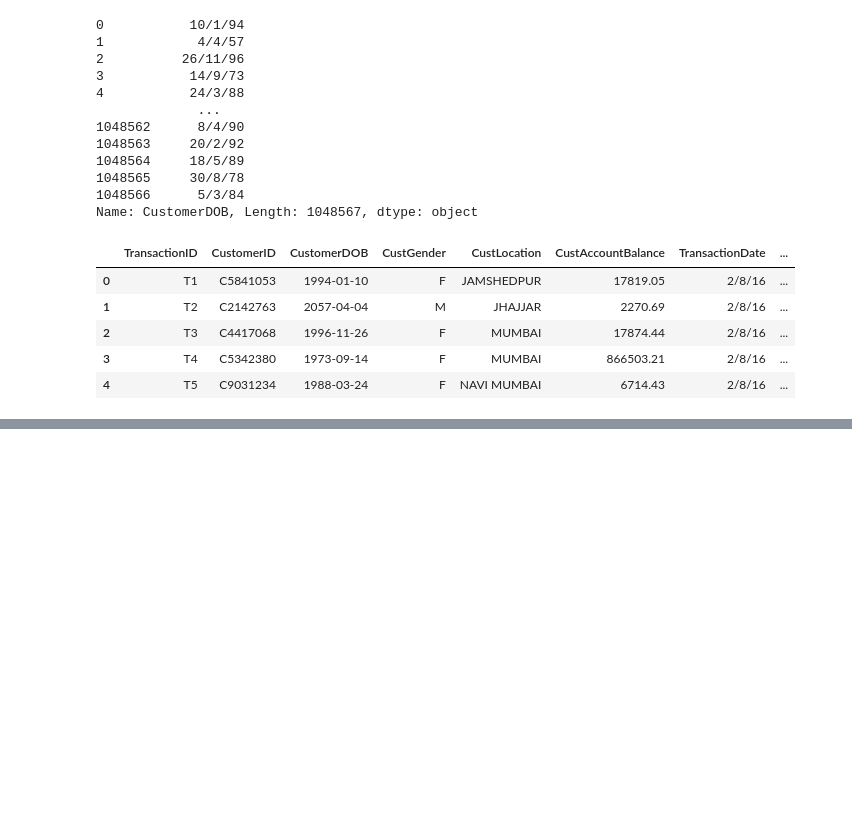
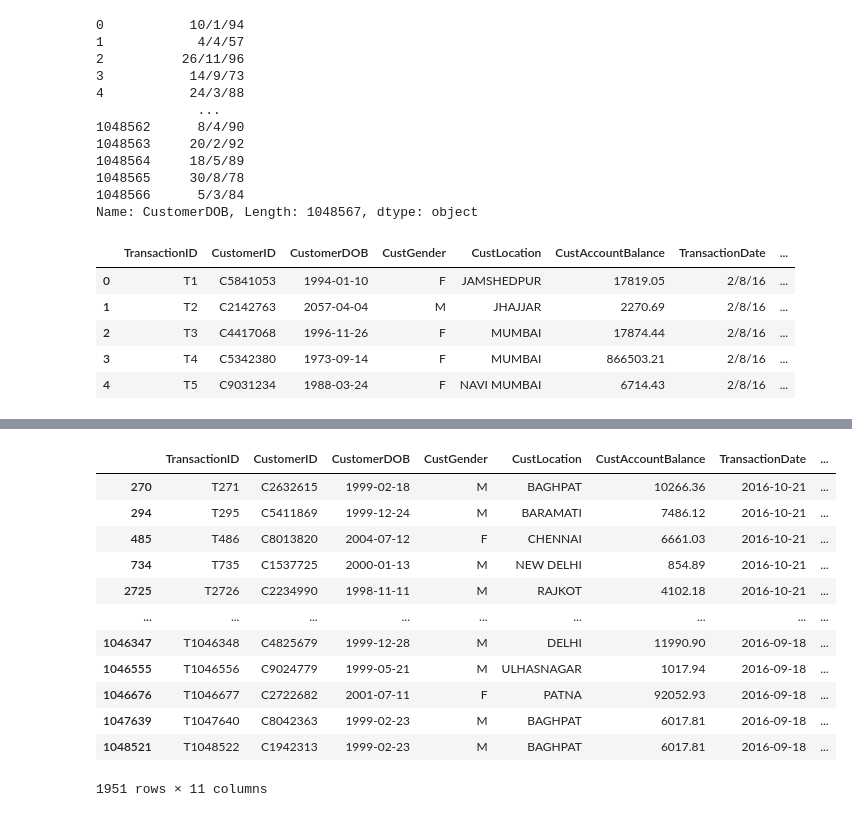
Before and after one commit to Kiritiaajd/Customer-Segmentation-for-Banking-Clients, a Jupyter notebook: experiment/experiments.ipynb, the cells around one changed output, grey strips where cells are left out. Saved outputs shown, nothing was run; the diff lists cells and outputs as text; code cells hidden in the pictures; blank space fills up the shorter version.

```diff
--- a/experiment/experiments.ipynb
+++ b/experiment/experiments.ipynb
@@ -130,3 +94,14 @@ df.head()
-# %%
-df['TransactionDate'] = pd.to_datetime(df['TransactionDate'], format='%d/%m/%y')
-df['TransactionTime'] = pd.to_datetime(df['TransactionTime'], format='%H%M')
+# %%
+import pandas as pd
+
+# Assuming your dataset is already loaded into a DataFrame df
+df['TransactionDate'] = pd.to_datetime(df['TransactionDate'], format='%d/%m/%y')  # convert to datetime if not already
+
+# Group by CustomerID and count the number of transactions
+customer_freq = df.groupby('CustomerID')['TransactionDate'].count().reset_index()
+customer_freq.rename(columns={'TransactionDate': 'FrequencyOfPurchasing'}, inplace=True)
+
+# Merge this back with the original DataFrame
+df = pd.merge(df, customer_freq, on='CustomerID', how='left')
+
+# Now df contains the FrequencyOfPurchasing column
@@ -132,0 +117,33 @@ df['TransactionTime'] = pd.to_datetime(df['TransactionTime'], format='%H%M')
+# %%
+df['CustomerDOB'] = pd.to_datetime(df['CustomerDOB'], errors='coerce')
+
+# Calculate age (using reference date 2016-08-02)
+reference_date = pd.Timestamp('2016-08-02')
+df['Age'] = (reference_date - df['CustomerDOB']).dt.days // 365
+
+# Display the DataFrame with the new Age column
+# %%
+df['CustomerDOB'] = pd.to_datetime(df['CustomerDOB'], errors='coerce')
+df['TransactionDate'] = pd.to_datetime(df['TransactionDate'], errors='coerce')
+
+# Calculate age using TransactionDate as the reference
+df['Age'] = (df['TransactionDate'] - df['CustomerDOB']).dt.days // 365
+
+# Replace negative or zero ages with NaN to signify invalid DOB
+df.loc[df['Age'] <= 0, 'Age'] = None
+# %%
+df[df['Age']<18]
+# %% [output]
+|  | TransactionID | CustomerID | CustomerDOB | CustGender | CustLocation | CustAccountBalance | TransactionDate | ... |
+| 270 | T271 | C2632615 | 1999-02-18 | M | BAGHPAT | 10266.36 | 2016-10-21 | ... |
+| 294 | T295 | C5411869 | 1999-12-24 | M | BARAMATI | 7486.12 | 2016-10-21 | ... |
+| 485 | T486 | C8013820 | 2004-07-12 | F | CHENNAI | 6661.03 | 2016-10-21 | ... |
+| 734 | T735 | C1537725 | 2000-01-13 | M | NEW DELHI | 854.89 | 2016-10-21 | ... |
+| 2725 | T2726 | C2234990 | 1998-11-11 | M | RAJKOT | 4102.18 | 2016-10-21 | ... |
+| ... | ... | ... | ... | ... | ... | ... | ... | ... |
+| 1046347 | T1046348 | C4825679 | 1999-12-28 | M | DELHI | 11990.90 | 2016-09-18 | ... |
+| 1046555 | T1046556 | C9024779 | 1999-05-21 | M | ULHASNAGAR | 1017.94 | 2016-09-18 | ... |
+| 1046676 | T1046677 | C2722682 | 2001-07-11 | F | PATNA | 92052.93 | 2016-09-18 | ... |
+| 1047639 | T1047640 | C8042363 | 1999-02-23 | M | BAGHPAT | 6017.81 | 2016-09-18 | ... |
+| 1048521 | T1048522 | C1942313 | 1999-02-23 | M | BAGHPAT | 6017.81 | 2016-09-18 | ... |
+1951 rows × 11 columns
```
Also changed, not shown: parts of 17 cells of this notebook, 10 other files.
